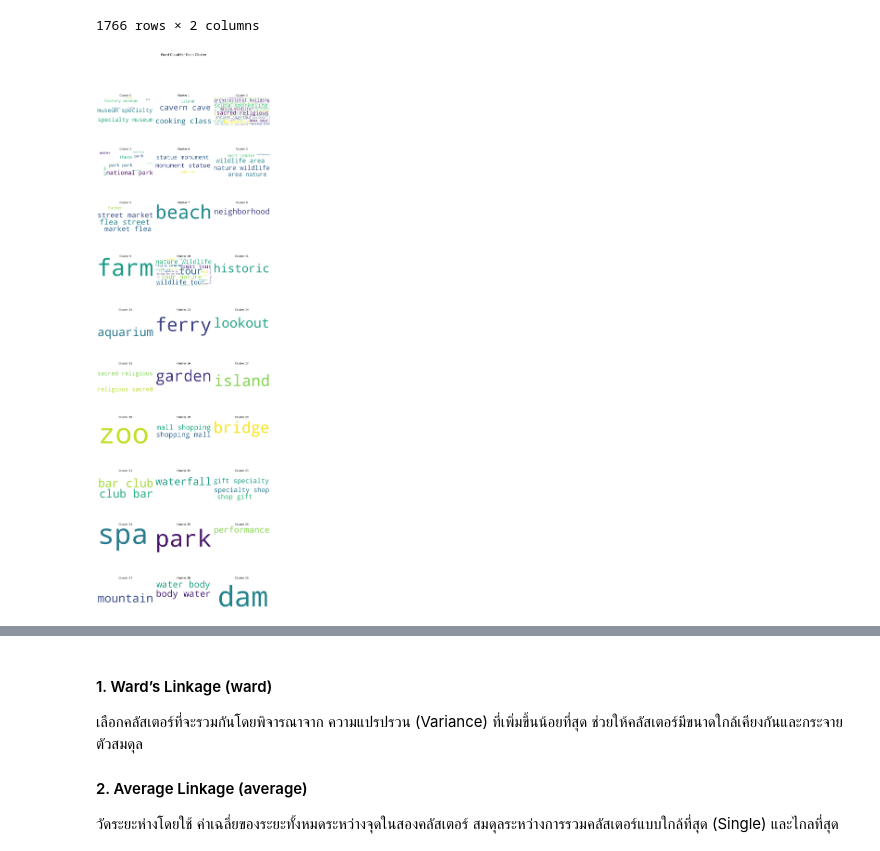
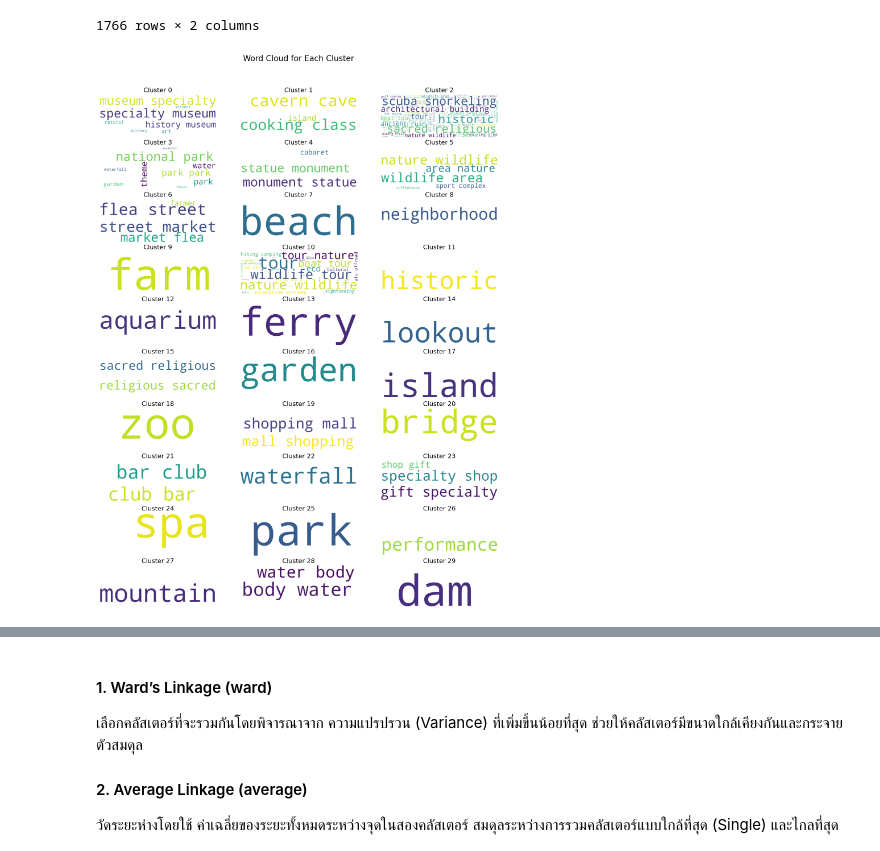
Before and after one commit to S09Z/IS_Project_Thailand_Tourism_Recommendation, a Jupyter notebook: app/frontend/clustering_experiment/expr_4-Word2Vec&TF-IDF_Hierarchical.ipynb, the cells around one changed output, grey strips where cells are left out. Drawn from its saved outputs; the diff is of its cells as text; code cells hidden in the pictures.

```diff
--- a/app/frontend/clustering_experiment/expr_4-Word2Vec&TF-IDF_Hierarchical.ipynb
+++ b/app/frontend/clustering_experiment/expr_4-Word2Vec&TF-IDF_Hierarchical.ipynb
@@ -170,36 +170,36 @@ group_tags_df = clearned_tags.groupby('cluster')['cleaned_tags'].apply(lambda x:
 # Remove clusters with no words
 cleaned_data = {k: v for k, v in group_tags_df.items() if v.strip()}
 
 if not cleaned_data:
     print("No valid word clouds to generate.")
 else:
     # Plot Word Clouds
     num_clusters = len(cleaned_data)
     columns = 3
     rows = (num_clusters + columns - 1) // columns
 
-    fig, axes = plt.subplots(rows, columns, figsize=(15, 5 * rows))
+    fig, axes = plt.subplots(rows, columns, figsize=(15, 2 * rows))
     fig.suptitle("Word Cloud for Each Cluster", fontsize=20)
 
     axes = axes.flatten()
 
     for idx, (cluster_id, words) in enumerate(cleaned_data.items()):
         if words.strip():  # Ensure there are actual words
-            wordcloud = WordCloud(width=800, height=400, background_color='white').generate(words)
+            wordcloud = WordCloud(width=1100, height=400, background_color='white').generate(words)
             axes[idx].imshow(wordcloud, interpolation='bilinear')
             axes[idx].set_title(f"Cluster {cluster_id}", fontsize=16)
             axes[idx].axis('off')
         else:
             axes[idx].axis('off')  # Hide empty clusters
 
     # Hide any unused subplots
     for i in range(len(cleaned_data), len(axes)):
         axes[i].axis('off')
 
     plt.tight_layout(rect=[0, 0, 1, 0.95])
     plt.show()
 # %% [output]
-[figure, old version]
+[figure, new version]
 # %%
 tag_embeddings
 # %% [output]
```
Also changed, not shown: parts of 1 cell of this notebook, 2 other files.
